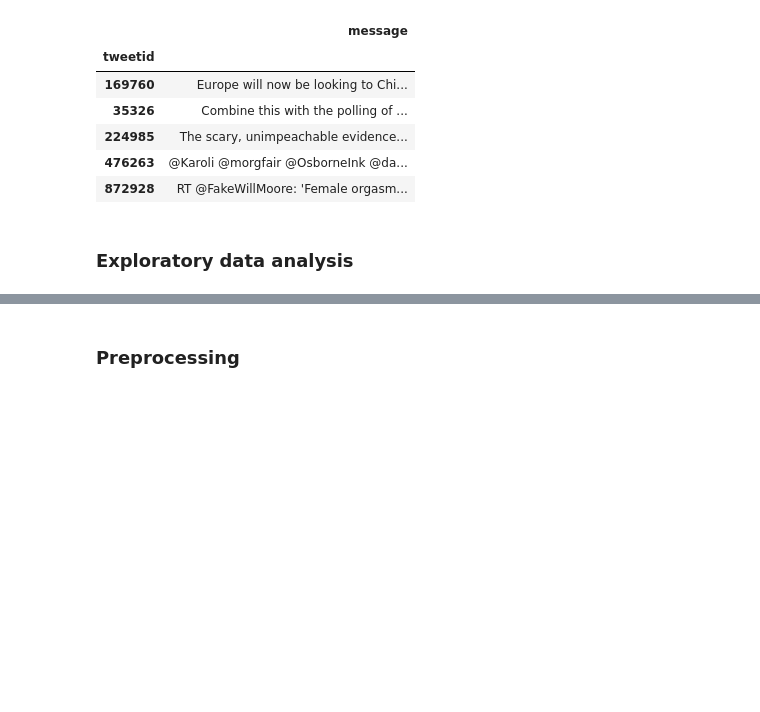
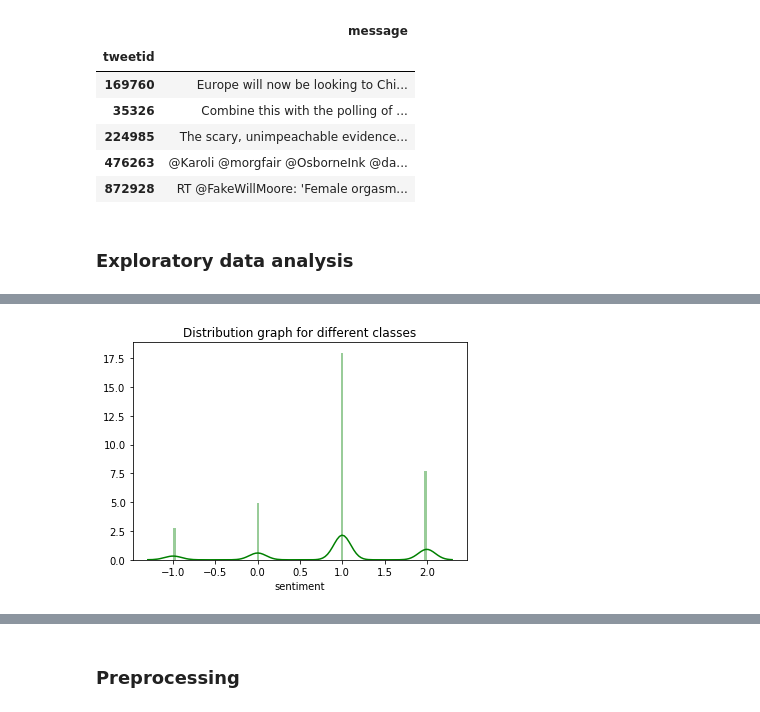
Before and after one commit to Amogelang20/RM1_classification_predict, a Jupyter notebook: Team_RM1_Classification_Predict_Notebook.ipynb, the cells around one changed output, grey strips where cells are left out. Cells and saved outputs as stored; diff of their text form; code cells hidden in the pictures; blank space fills up the shorter version.

```diff
--- a/Team_RM1_Classification_Predict_Notebook.ipynb
+++ b/Team_RM1_Classification_Predict_Notebook.ipynb
@@ -78,0 +203,6 @@ df_test.head()
+# %%
+sns.distplot(df_train['sentiment'],
+             color='g',kde_kws={'bw':0.1}, bins=100, hist_kws={'alpha': 0.4})
+plt.title('Distribution graph for different classes');
+# %% [output]
+[figure, added]
```
Also changed, not shown: parts of 12 cells of this notebook.
